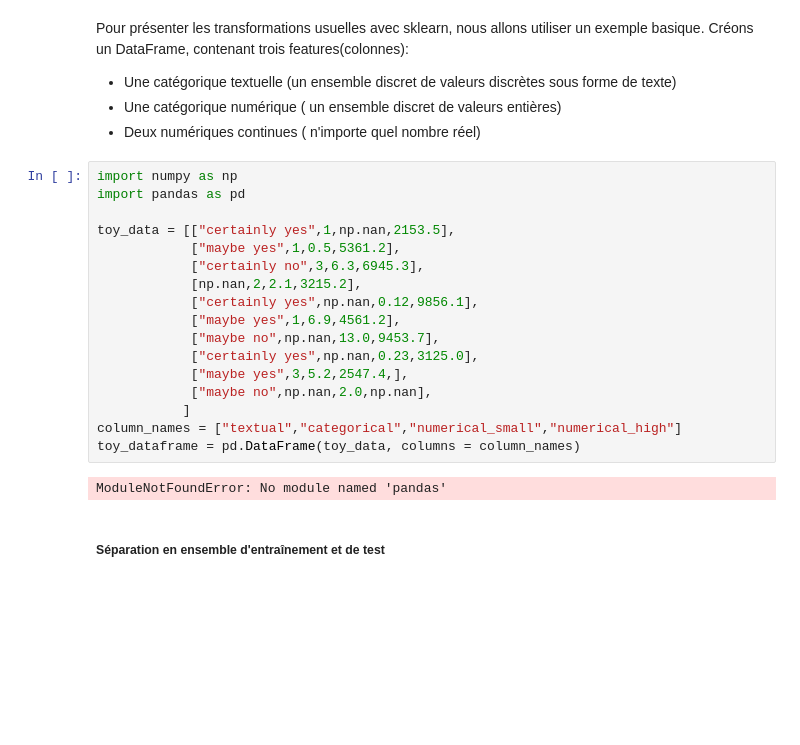
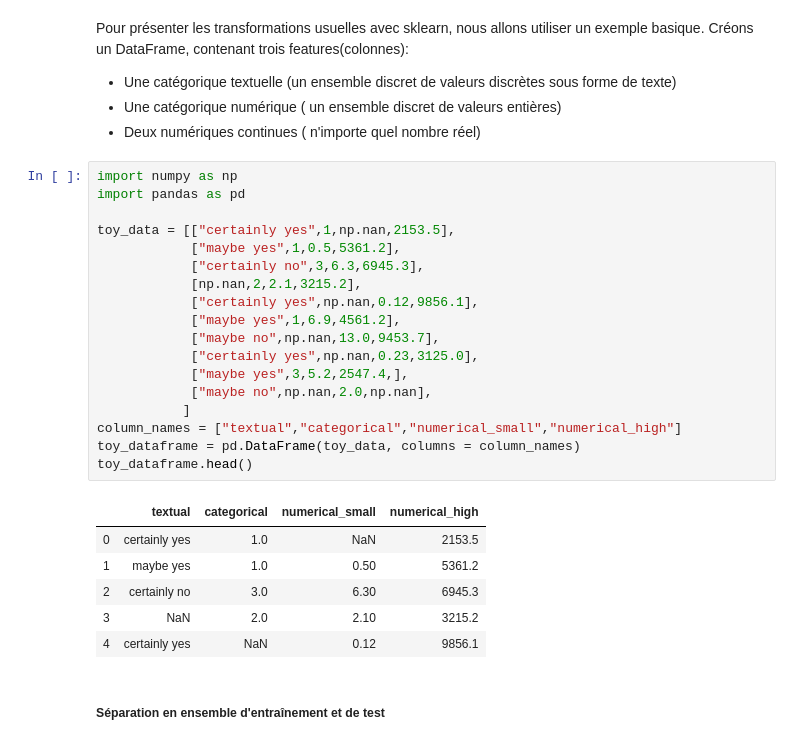
Before and after one commit to karmoka/inf8215, a Jupyter notebook: TP3/data_processing_tutorial.ipynb, the cells around one changed output. Saved outputs shown, nothing was run; the diff lists cells and outputs as text; blank space fills up the shorter version.

```diff
--- a/TP3/data_processing_tutorial.ipynb
+++ b/TP3/data_processing_tutorial.ipynb
@@ -59,22 +59,28 @@ Pour présenter les transformations usuelles avec sklearn, nous allons utiliser
 # %%
 import numpy as np
 import pandas as pd
 
 toy_data = [["certainly yes",1,np.nan,2153.5],
             ["maybe yes",1,0.5,5361.2],
             ["certainly no",3,6.3,6945.3],
             [np.nan,2,2.1,3215.2],
             ["certainly yes",np.nan,0.12,9856.1],
             ["maybe yes",1,6.9,4561.2],
             ["maybe no",np.nan,13.0,9453.7],
             ["certainly yes",np.nan,0.23,3125.0],
             ["maybe yes",3,5.2,2547.4,],
             ["maybe no",np.nan,2.0,np.nan],
            ]
 column_names = ["textual","categorical","numerical_small","numerical_high"]
 toy_dataframe = pd.DataFrame(toy_data, columns = column_names)
+toy_dataframe.head()
 # %% [output]
-ModuleNotFoundError: No module named 'pandas'
+|  | textual | categorical | numerical_small | numerical_high |
+| 0 | certainly yes | 1.0 | NaN | 2153.5 |
+| 1 | maybe yes | 1.0 | 0.50 | 5361.2 |
+| 2 | certainly no | 3.0 | 6.30 | 6945.3 |
+| 3 | NaN | 2.0 | 2.10 | 3215.2 |
+| 4 | certainly yes | NaN | 0.12 | 9856.1 |
 # %% [markdown]
 ##### Séparation en ensemble d'entraînement et de test
 # %%
```
Also changed, not shown: parts of 5 cells of this notebook, 2 other files.
